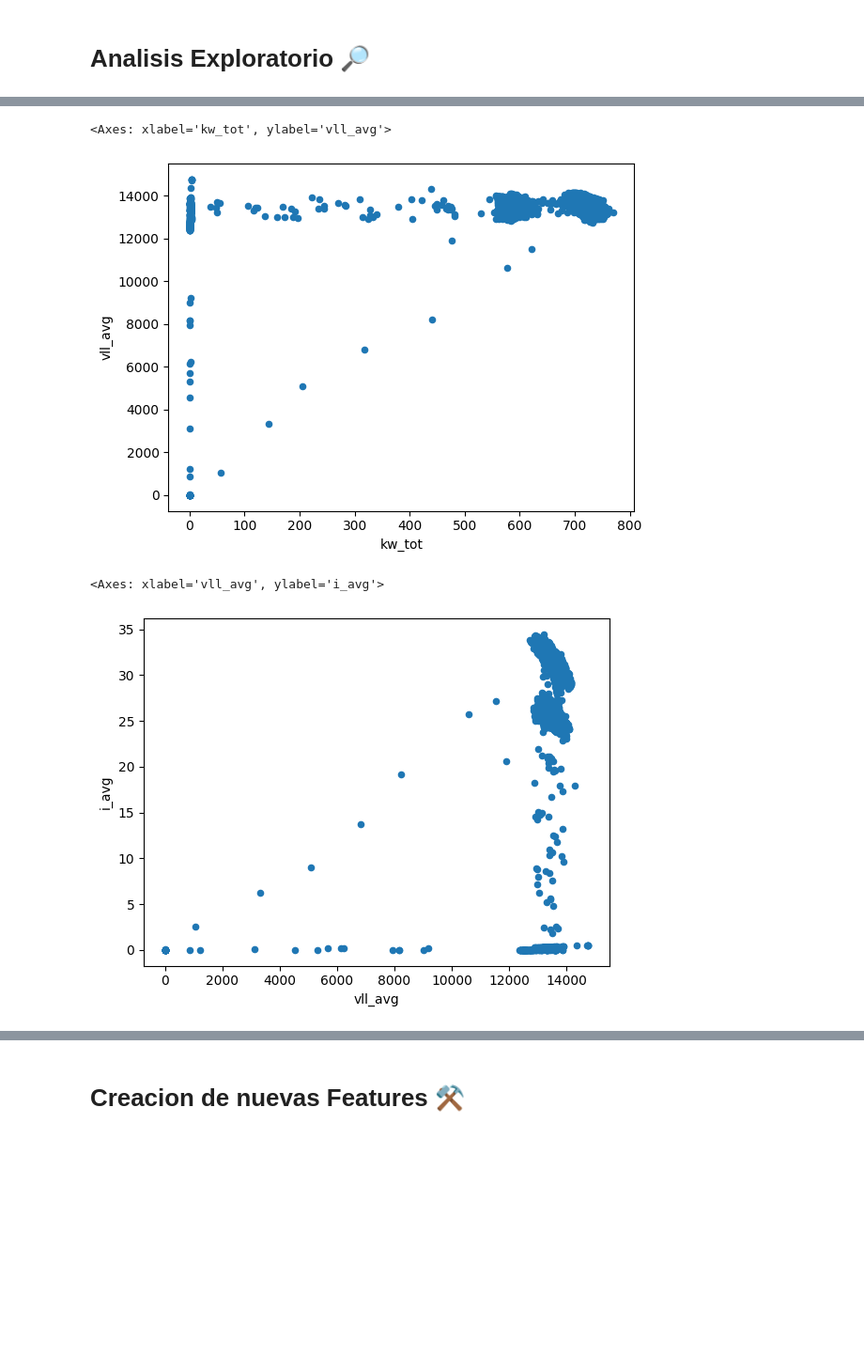
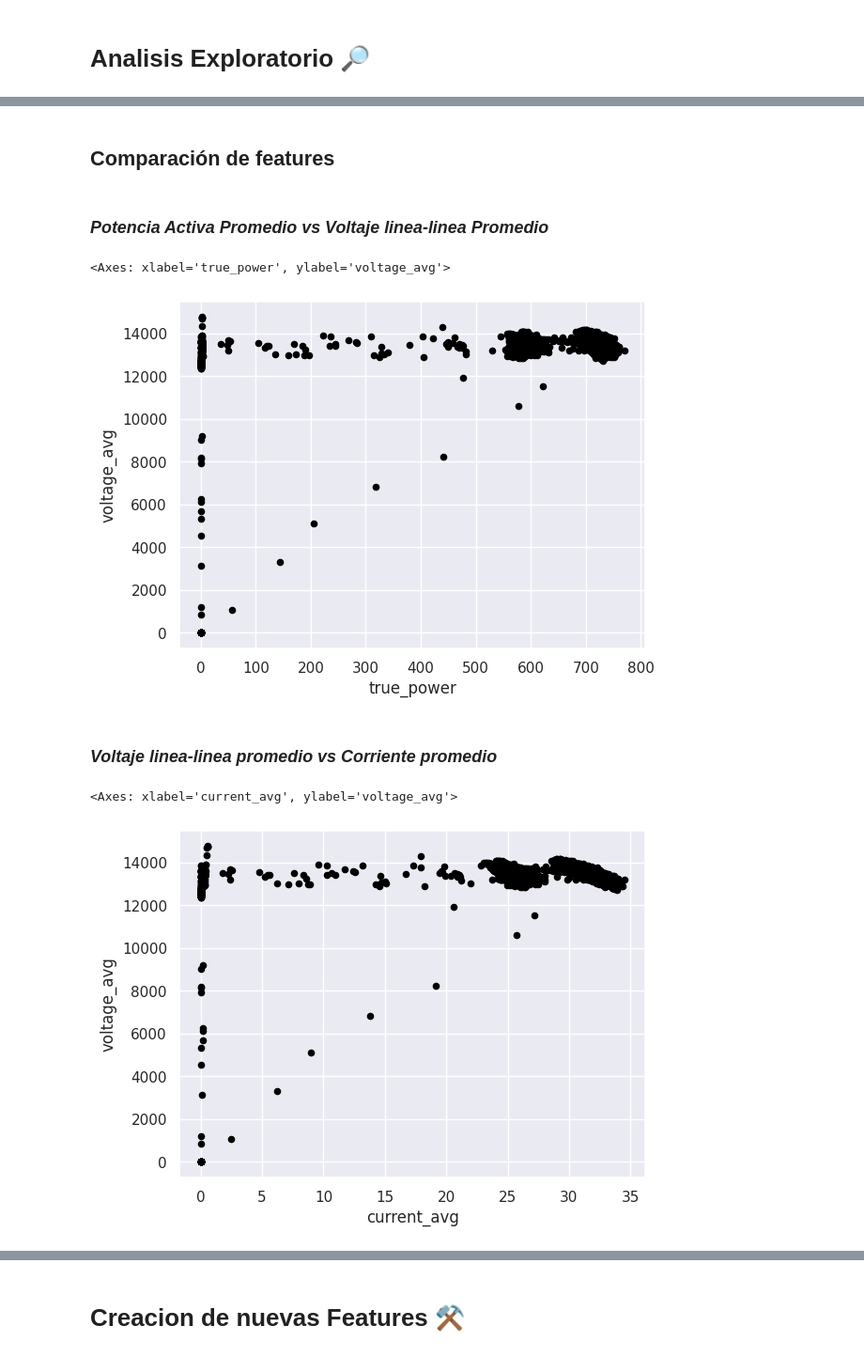
Before and after one commit to FEATURE-ENGINEERING-G3/PROYECTO, a Jupyter notebook: PROYECTO_FASE3.ipynb, the cells around one changed output, grey strips where cells are left out. Shown at 94% size. Saved outputs shown, nothing was run; the diff lists cells and outputs as text; code cells hidden in the pictures; blank space fills up the shorter version.

```diff
--- a/PROYECTO_FASE3.ipynb
+++ b/PROYECTO_FASE3.ipynb
@@ -38,7 +44,7 @@ frj1n_train = pd.read_excel(r"/content/drive/Shareddrives/APPLIED_DATA_SCIENCE/F
 frj1n_eval = pd.read_excel(r"/content/drive/Shareddrives/APPLIED_DATA_SCIENCE/FEATURE_ENGINEERING/ION_FRJ_EVAL.xlsx")
 frj1n_test = pd.read_excel(r"/content/drive/Shareddrives/APPLIED_DATA_SCIENCE/FEATURE_ENGINEERING/ION_FRJ_TEST.xlsx")
 # %%
-columnsDF= ['date','vll_ab','vll_bc', 'vll_ca', 'vll_avg', 'v_unbal', 'i_a', 'i_b', 'i_c', 'i_avg','kw_tot', 'kvar_tot', 'kva_tot', 'freq','Switch']
+columnsDF= ['date','voltage_ab','voltage_bc', 'voltage_ca', 'voltage_avg', 'voltage_unbalance', 'current_a', 'current_b', 'current_c', 'current_avg','true_power', 'reactive_power', 'apparent_power', 'frequency','commute']
 frj1n_train.columns = columnsDF
 frj1n_eval.columns = columnsDF
 frj1n_test.columns = columnsDF
@@ -142,8 +127,7 @@ frj1n_train.describe()
 # %%
-# convertimos la variable FREQ en FLOAT
-frj1n_train["freq"] = pd.to_numeric(frj1n_train["freq"], errors = 'coerce')
-frj1n_eval["freq"] = pd.to_numeric(frj1n_eval["freq"], errors = 'coerce')
-frj1n_test["freq"] = pd.to_numeric(frj1n_test["freq"], errors = 'coerce')
+frj1n_train["frequency"] = pd.to_numeric(frj1n_train["frequency"], errors = 'coerce')
+frj1n_eval["frequency"] = pd.to_numeric(frj1n_eval["frequency"], errors = 'coerce')
+frj1n_test["frequency"] = pd.to_numeric(frj1n_test["frequency"], errors = 'coerce')
 # %%
 frj1n_train.info()
 # %% [output]
@@ -287,14 +323,18 @@ frj1n_train.plot.scatter('date','freq',c='none', edgecolor='green', ax=ax)
+# %% [markdown]
+## Comparación de features
+# %% [markdown]
+### *Potencia Activa Promedio vs Voltaje linea-linea Promedio*
 # %%
-#potencia activa promedio vs voltaje linea-linea promedio
 fig, ax = plt.subplots()
-frj1n_train.plot.scatter('kw_tot','vll_avg', ax=ax)
+frj1n_train.plot.scatter('true_power','voltage_avg', color="black",ax=ax)
 # %% [output]
-<Axes: xlabel='kw_tot', ylabel='vll_avg'>
+<Axes: xlabel='true_power', ylabel='voltage_avg'>
-[figure, old version]
+[figure, new version]
+# %% [markdown]
+### *Voltaje linea-linea promedio vs Corriente promedio*
 # %%
-#voltaje linea-linea promedio vs corriente promedio
 fig, ax = plt.subplots()
-frj1n_train.plot.scatter('vll_avg','i_avg', ax=ax)
+frj1n_train.plot.scatter('current_avg','voltage_avg', color="black",ax=ax)
 # %% [output]
-<Axes: xlabel='vll_avg', ylabel='i_avg'>
+<Axes: xlabel='current_avg', ylabel='voltage_avg'>
-[figure, old version]
+[figure, new version]
```
Also changed, not shown: parts of 181 cells of this notebook.
